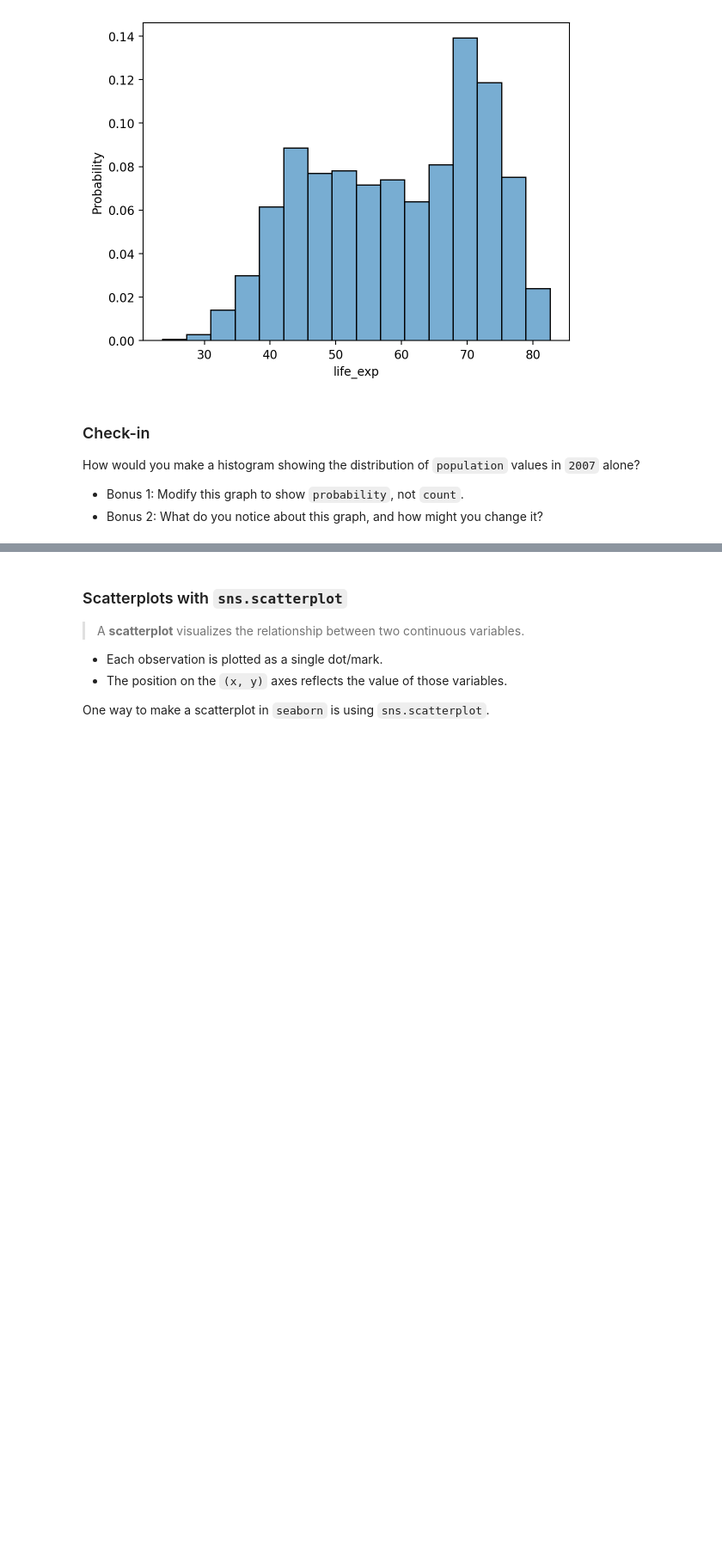
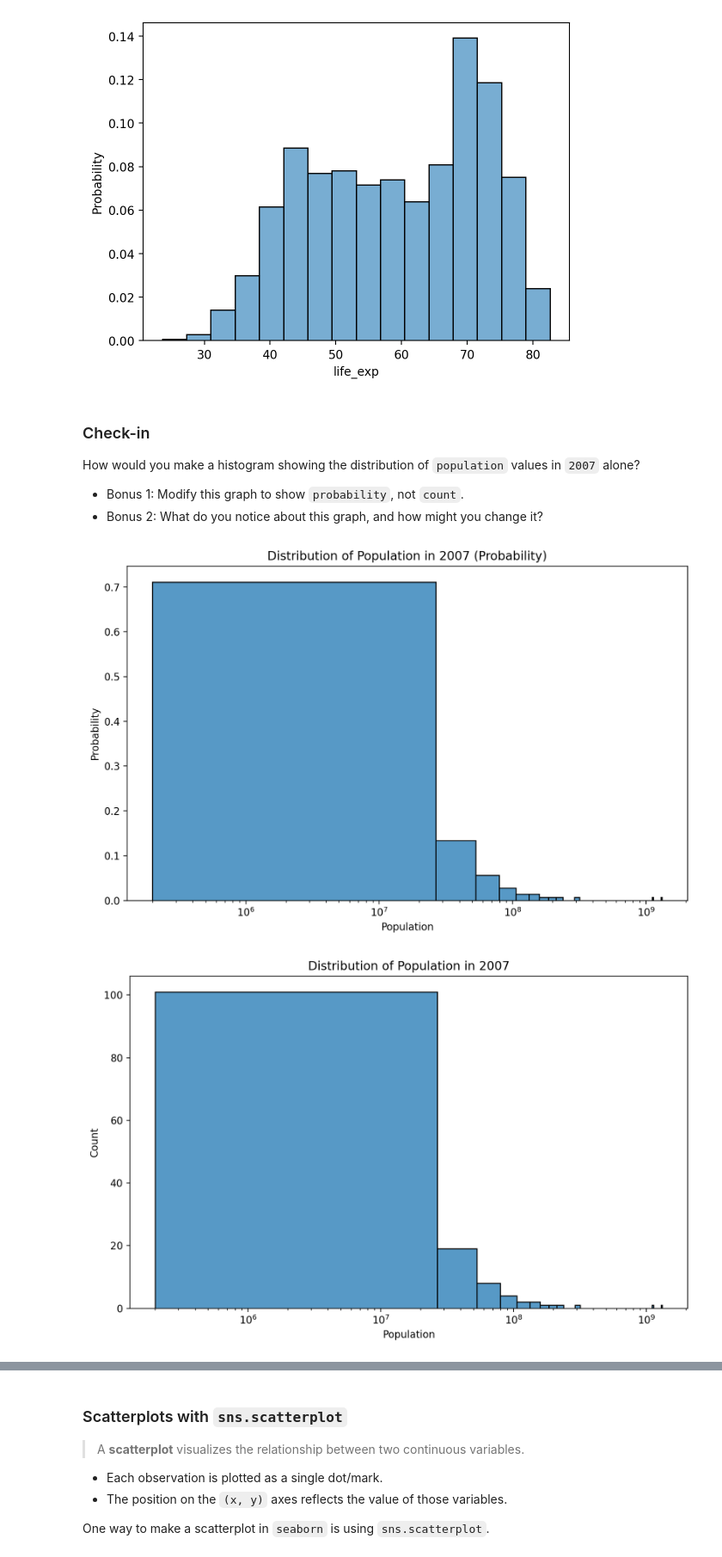
Before and after one commit to mariadop/Descriptive_Statistics_2025, a Jupyter notebook: Exercise6.ipynb, the cells around one changed output, grey strips where cells are left out. Shown at 86% size. Drawn from its saved outputs; the diff is of its cells as text; code cells hidden in the pictures; blank space fills up the shorter version.

```diff
--- a/Exercise6.ipynb
+++ b/Exercise6.ipynb
@@ -115,3 +111,30 @@ How would you make a histogram showing the distribution of `population` values i
+# %%
+df_2007 = df_gapminder[df_gapminder['year'] == 2007]
+
+# changing xscale to 'log'(from the default 'linear') made the graph more readable
+# before the change we could observe that the majority of the countries had a small population in 2007
+# but there were some countries whose population then was significantly bigger which caused
+# that a lot of data was squeezed on the left side and some singular data was shown on the far right
+# changing to 'log' spreaded every singular datum so that they're more or less near one another
+
+plt.figure(figsize=(10,6))
+sns.histplot(data=df_2007, x='population', stat='probability', bins=50)
+plt.xscale('log')
+plt.title('Distribution of Population in 2007 (Probability)')
+plt.xlabel('Population')
+plt.ylabel('Probability')
+plt.show()
+
+plt.figure(figsize=(10,6))
+sns.histplot(data=df_2007, x='population', bins=50)
+plt.xscale('log')
+plt.title('Distribution of Population in 2007')
+plt.xlabel('Population')
+plt.ylabel('Count')
+plt.show()
+# %% [output]
+[figure, added]
+[figure, added]
 # %% [markdown]
 ## Bivariate continuous plots
 
```
Also changed, not shown: parts of 13 cells of this notebook.
